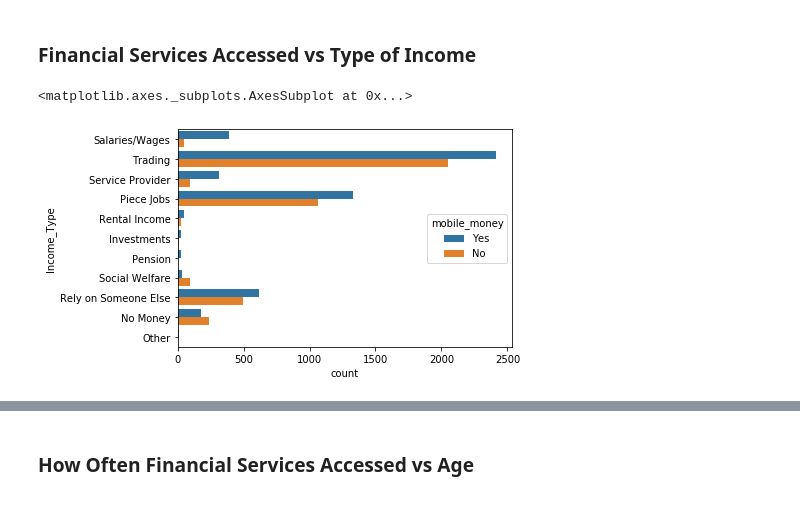
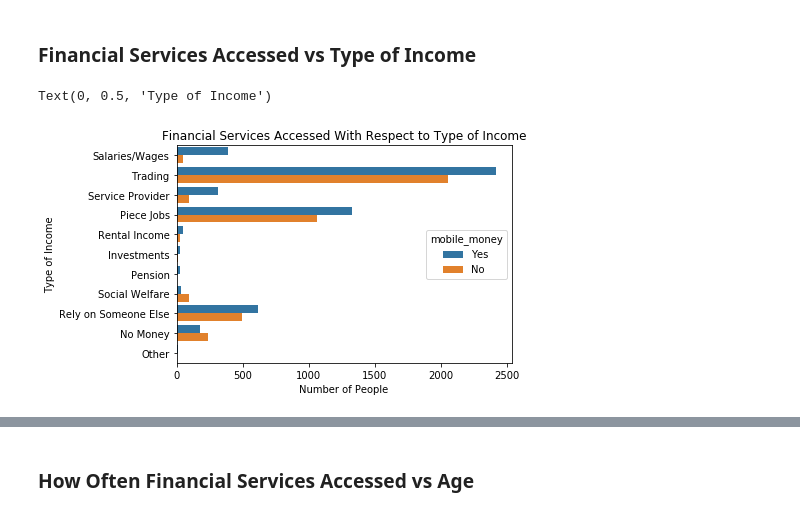
Before and after one commit to PhathuAuti/tanzania-data-viz, a Jupyter notebook: Tanzania Data Viz.ipynb, the cells around one changed output, grey strips where cells are left out. Drawn from its saved outputs; the diff is of its cells as text; code cells hidden in the pictures.

```diff
--- a/Tanzania Data Viz.ipynb
+++ b/Tanzania Data Viz.ipynb
@@ -287,6 +282,9 @@ We are trying to find out whether or not people owning land affects their usage
 ### Financial Services Accessed vs Type of Income
 # %%
 sns.countplot(y = incomes.Income_Type, hue = 'mobile_money', data = incomes)
+plt.title('Financial Services Accessed With Respect to Type of Income')
+plt.xlabel('Number of People')
+plt.ylabel('Type of Income')
 # %% [output]
-<matplotlib.axes._subplots.AxesSubplot at 0x...>
+Text(0, 0.5, 'Type of Income')
-[figure, old version]
+[figure, new version]
```
Also changed, not shown: parts of 15 cells of this notebook.
